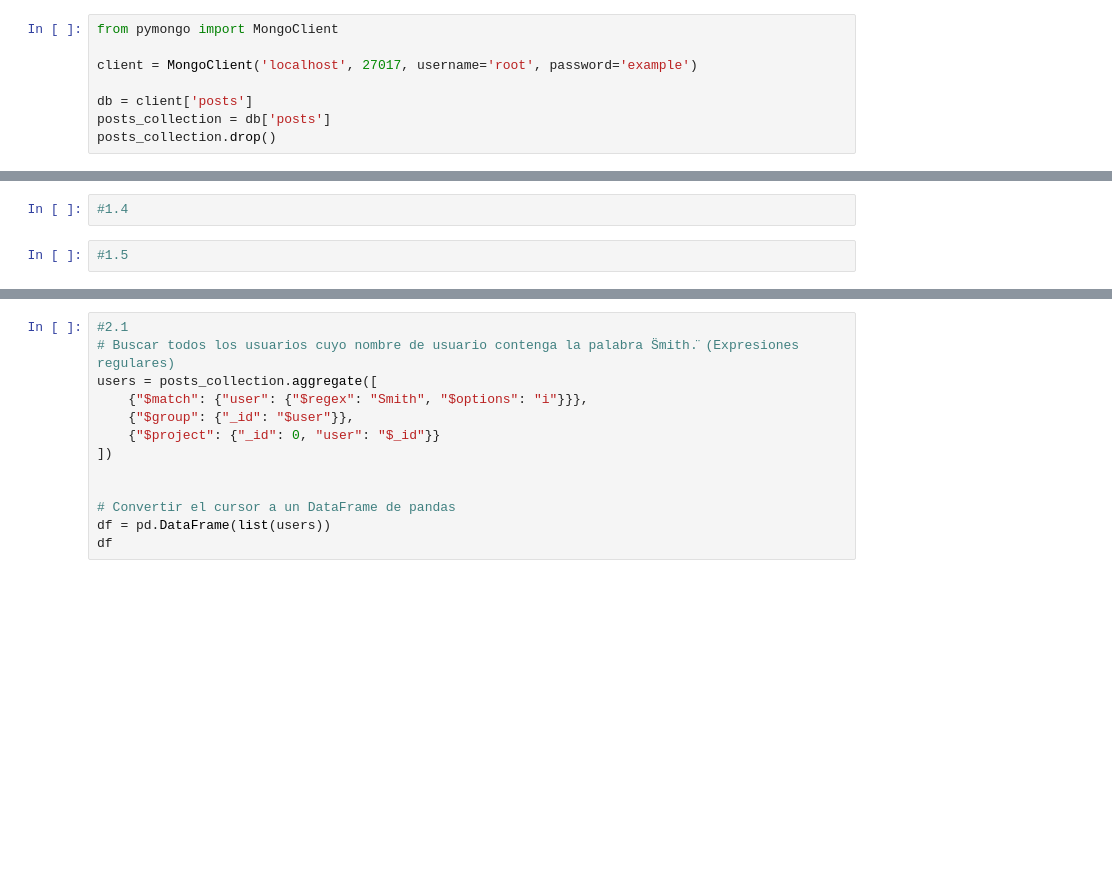
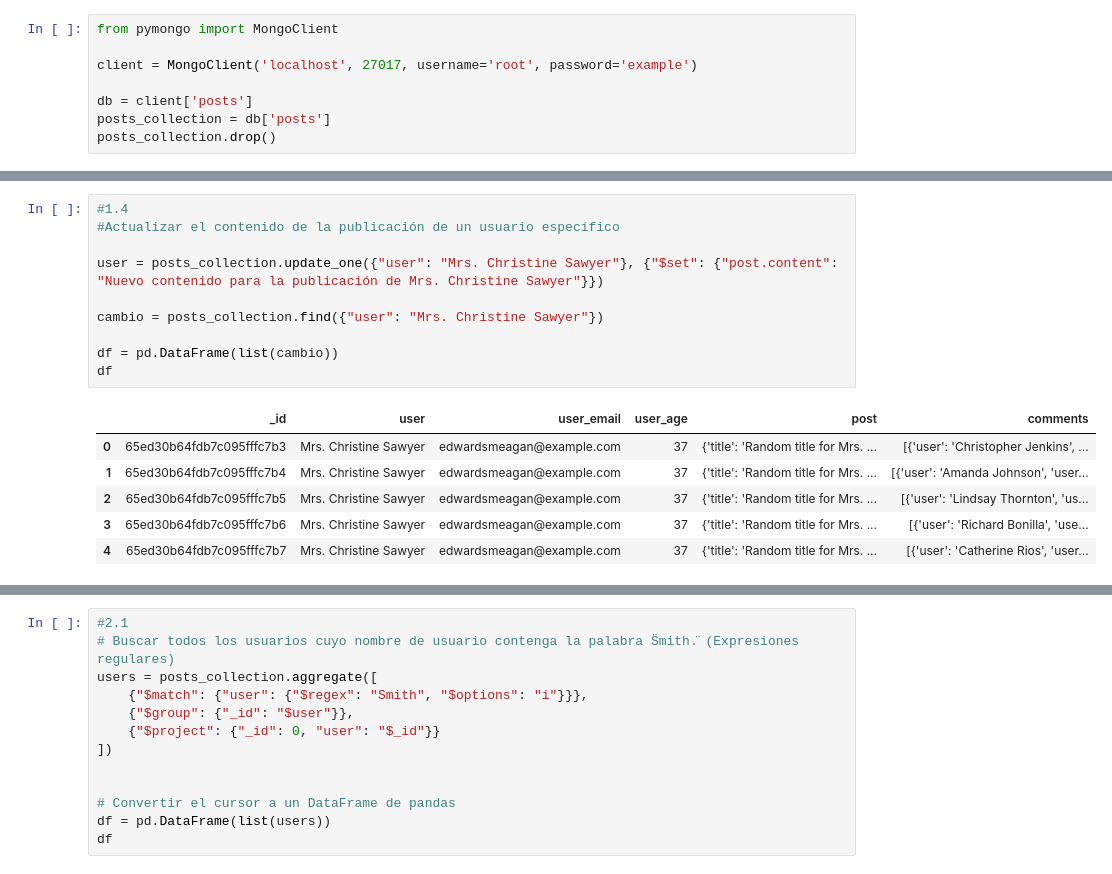
Before and after one commit to javialroro/TareasBases, a Jupyter notebook: 02 - MongoDB/test_mongo.ipynb, the cells around one changed output, grey strips where cells are left out. Cells and saved outputs as stored; diff of their text form; blank space fills up the shorter version.

```diff
--- a/02 - MongoDB/test_mongo.ipynb
+++ b/02 - MongoDB/test_mongo.ipynb
@@ -137,4 +100,17 @@ print(user)
-# %%
-#1.4
-# %%
-#1.5
+# %%
+#1.4
+#Actualizar el contenido de la publicación de un usuario específico
+
+user = posts_collection.update_one({"user": "Mrs. Christine Sawyer"}, {"$set": {"post.content": "Nuevo contenido para la publicación de Mrs. Christine Sawyer"}})
+
+cambio = posts_collection.find({"user": "Mrs. Christine Sawyer"})
+
+df = pd.DataFrame(list(cambio))
+df
+# %% [output]
+|  | _id | user | user_email | user_age | post | comments |
+| 0 | 65ed30b64fdb7c095fffc7b3 | Mrs. Christine Sawyer | edwardsmeagan@example.com | 37 | {'title': 'Random title for Mrs. ... | [{'user': 'Christopher Jenkins', ... |
+| 1 | 65ed30b64fdb7c095fffc7b4 | Mrs. Christine Sawyer | edwardsmeagan@example.com | 37 | {'title': 'Random title for Mrs. ... | [{'user': 'Amanda Johnson', 'user... |
+| 2 | 65ed30b64fdb7c095fffc7b5 | Mrs. Christine Sawyer | edwardsmeagan@example.com | 37 | {'title': 'Random title for Mrs. ... | [{'user': 'Lindsay Thornton', 'us... |
+| 3 | 65ed30b64fdb7c095fffc7b6 | Mrs. Christine Sawyer | edwardsmeagan@example.com | 37 | {'title': 'Random title for Mrs. ... | [{'user': 'Richard Bonilla', 'use... |
+| 4 | 65ed30b64fdb7c095fffc7b7 | Mrs. Christine Sawyer | edwardsmeagan@example.com | 37 | {'title': 'Random title for Mrs. ... | [{'user': 'Catherine Rios', 'user... |
```
Also changed, not shown: parts of 15 cells of this notebook.
